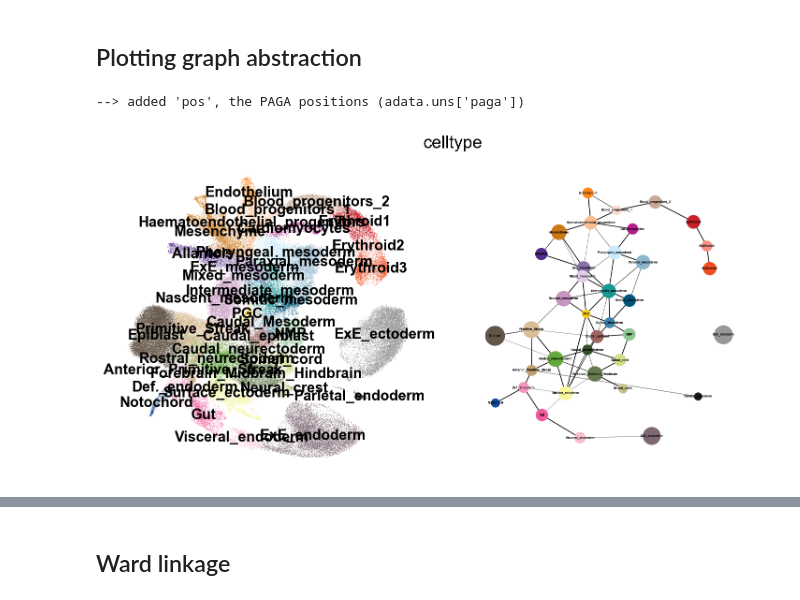
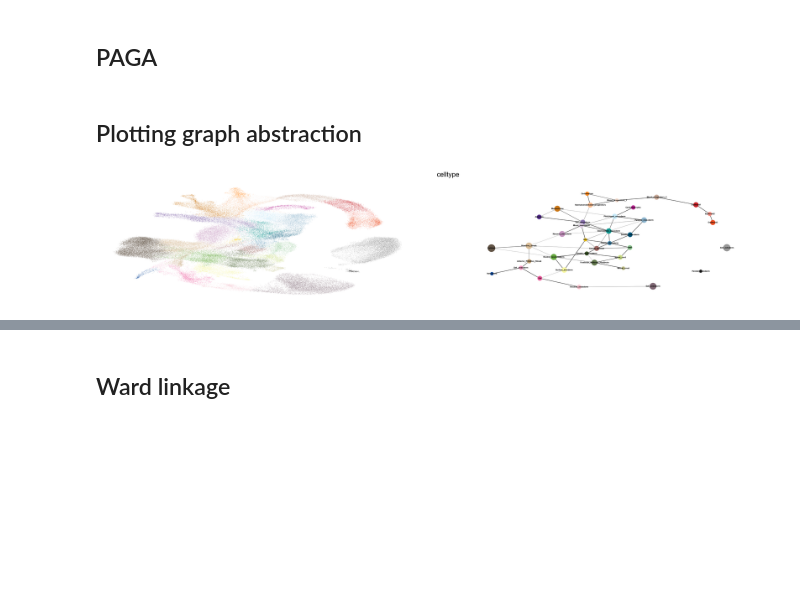
Before and after one commit to rargelaguet/gastrulation10x, a Jupyter notebook: scanpy/paga/PAGA.ipynb, the cells around one changed output, grey strips where cells are left out. Cells and saved outputs as stored; diff of their text form; code cells hidden in the pictures; blank space fills up the shorter version.

```diff
--- a/scanpy/paga/PAGA.ipynb
+++ b/scanpy/paga/PAGA.ipynb
@@ -100,0 +29,3 @@ running PAGA
+# %%
+io["outdir"] = io["basedir"] + "/results/PAGA"
+io["outdir"]
@@ -100,0 +34,5 @@ running PAGA
+# %%
+# %%capture
+# sc.settings.verbosity = 3
+# sc.logging.print_versions()
+sc.settings.set_figure_params(dpi=80, frameon=False, figsize=(9, 7), facecolor='white')
@@ -100,0 +94,6 @@ running PAGA
+# %%
+metadata = (pd.read_table(io["metadata"]) >>
+    mask(X.doublet==False, X.stripped==False) >>
+    mask(X["stage"].isin(opts["stages"]), X["celltype"].isin(opts["celltypes"]))
+)
+metadata.shape
@@ -100,0 +104,10 @@ running PAGA
+# %%
+adata = load_adata(
+    adata_file = io["anndata"],
+    metadata_file = io["metadata"],
+    cells = metadata.cell.values,
+    normalise = True,
+    filter_lowly_expressed_genes = False,
+    set_colors = False
+)
+adata
@@ -100,0 +163,2 @@ running PAGA
+# %% [markdown]
+## PAGA
@@ -101,8 +174,7 @@ running PAGA
 # %% [markdown]
 ## Plotting graph abstraction
 # %%
-sc.pl.paga_compare(adata, basis='umap',legend_loc='on data',
-                   fontsize=3, threshold=0.23, color='celltype', edge_width_scale=0.1)
+sc.pl.paga_compare(adata, basis='umap',legend_loc=None,
+                   fontsize=5, threshold=0.23, color='celltype', edge_width_scale=0.1)
 # %% [output]
---> added 'pos', the PAGA positions (adata.uns['paga'])
-[figure, old version]
+[figure, new version]
```
Also changed, not shown: parts of 64 cells of this notebook, 18 other files.
